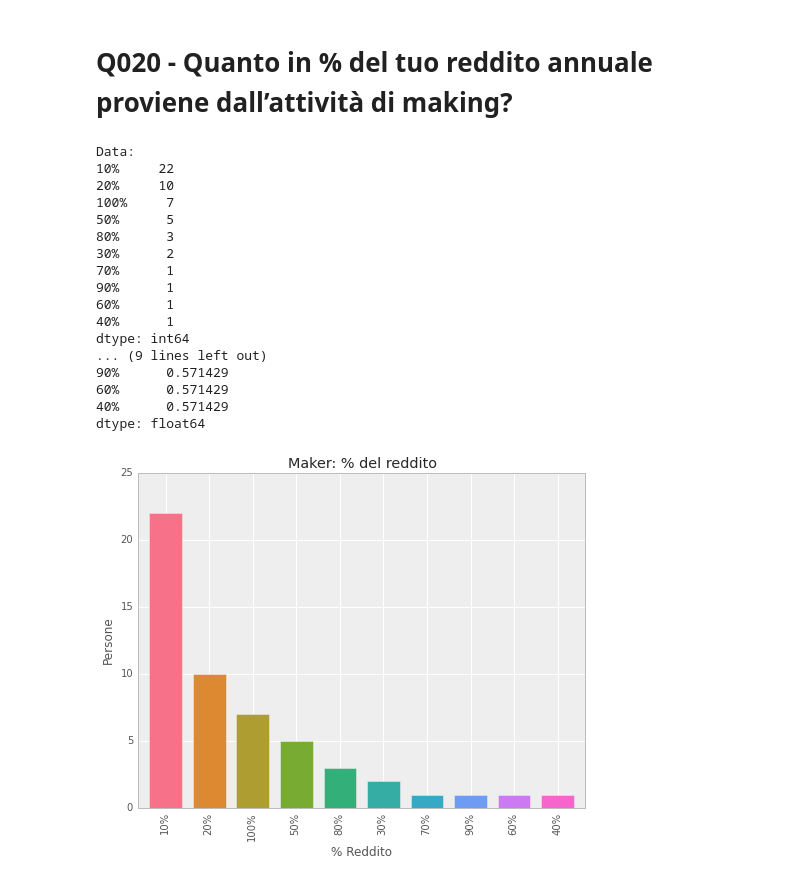
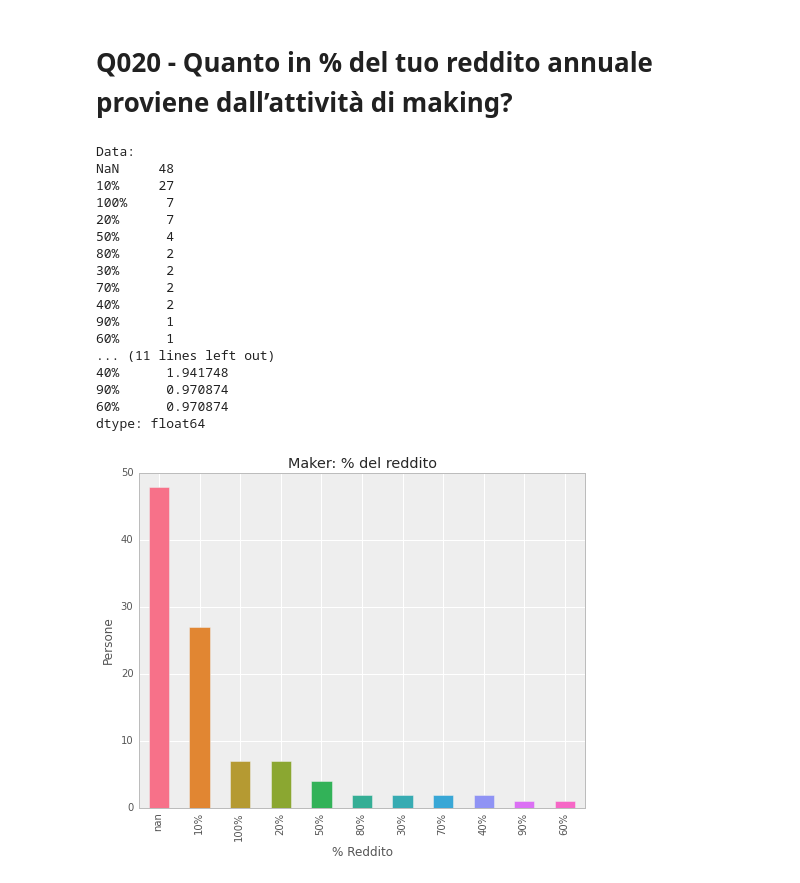
Before and after one commit to openp2pdesign/Makers-Inquiry---Analysis, a Jupyter notebook: Q020.ipynb, the cells around one changed output. Cells and saved outputs as stored; diff of their text form; code cells hidden in the pictures.

```diff
--- a/Q020.ipynb
+++ b/Q020.ipynb
@@ -73,39 +24,39 @@ data.columns = substitutes
 #data[0:4] # Equals to data.head()
 # %%
 # Get the distribution of income
-income = data["Q020[SQ001]"].value_counts()
+income = data["Q020[SQ001]"].value_counts(dropna=False)
 print "Data:"
 print income
 print ""
 print "Data %:"
-print data["Q020[SQ001]"].value_counts(normalize=True) * 100
+print data["Q020[SQ001]"].value_counts(normalize=True,dropna=False) * 100
 
 # Plot the data
 plt.figure(figsize=(8,6))
 plt.xlabel(u'% Reddito')
 plt.ylabel('Persone')
 my_colors = seaborn.color_palette("husl", len(income)) # Set color palette
 income.plot(kind="bar",title="Maker: % del reddito",color=my_colors)
 plt.savefig("pdf/Q020-MakerPercentualeReddito01.pdf") # Save pdf
 # %% [output]
 Data:
-10%     22
-20%     10
+NaN     48
+10%     27
 100%     7
-50%      5
-80%      3
+20%      7
+50%      4
+80%      2
 30%      2
-70%      1
+70%      2
+40%      2
 90%      1
 60%      1
-40%      1
-dtype: int64
-... (9 lines left out)
-90%      0.571429
-60%      0.571429
-40%      0.571429
+... (11 lines left out)
+40%      1.941748
+90%      0.970874
+60%      0.970874
 dtype: float64
-[figure, old version]
+[figure, new version]
 # %%
 # Order of the choices
 income_order = ["10%","20%","30%","40%","50%","60%","70%","80%","90%","100%",]
```
Also changed, not shown: parts of 2 cells of this notebook, 3 other files.
